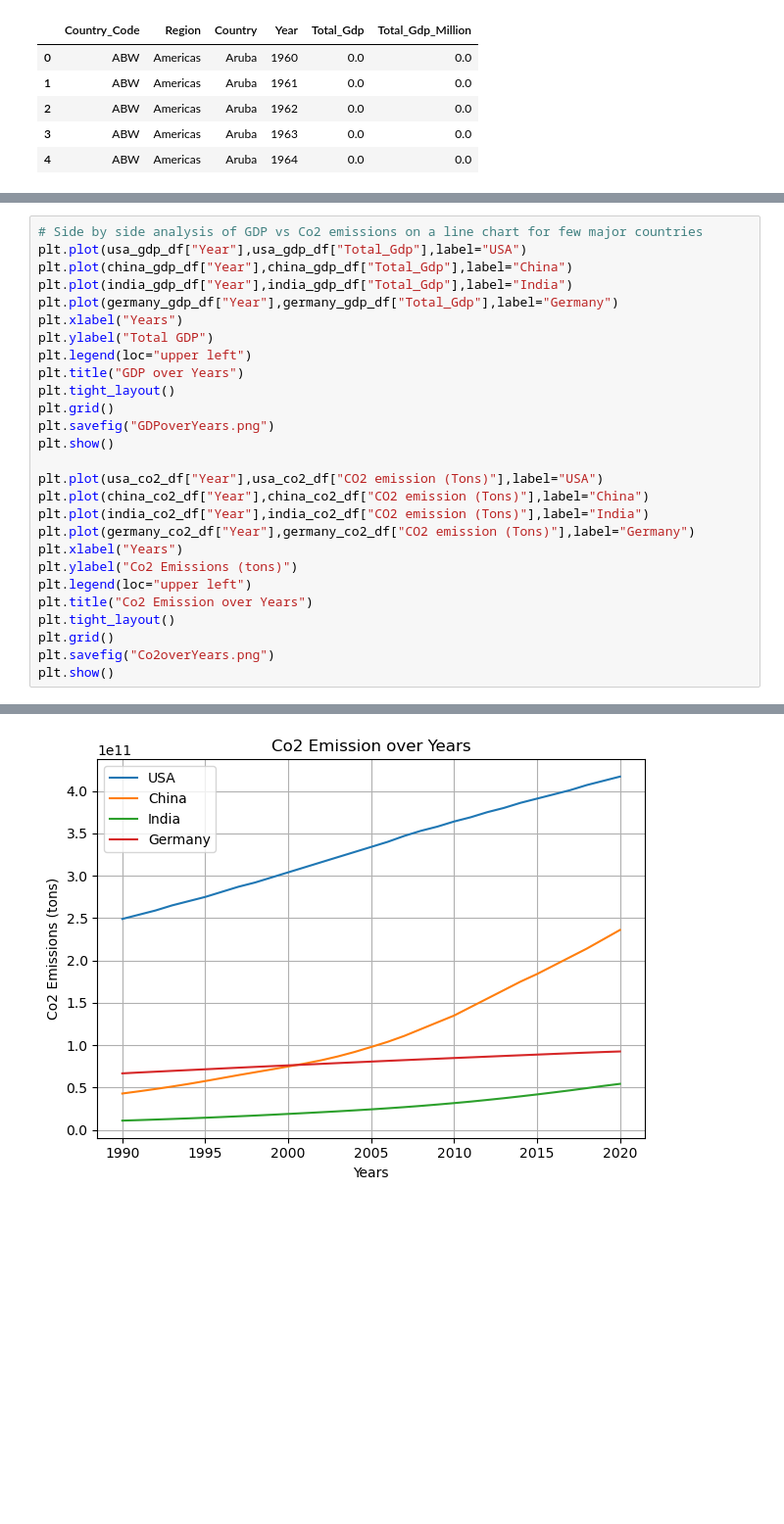
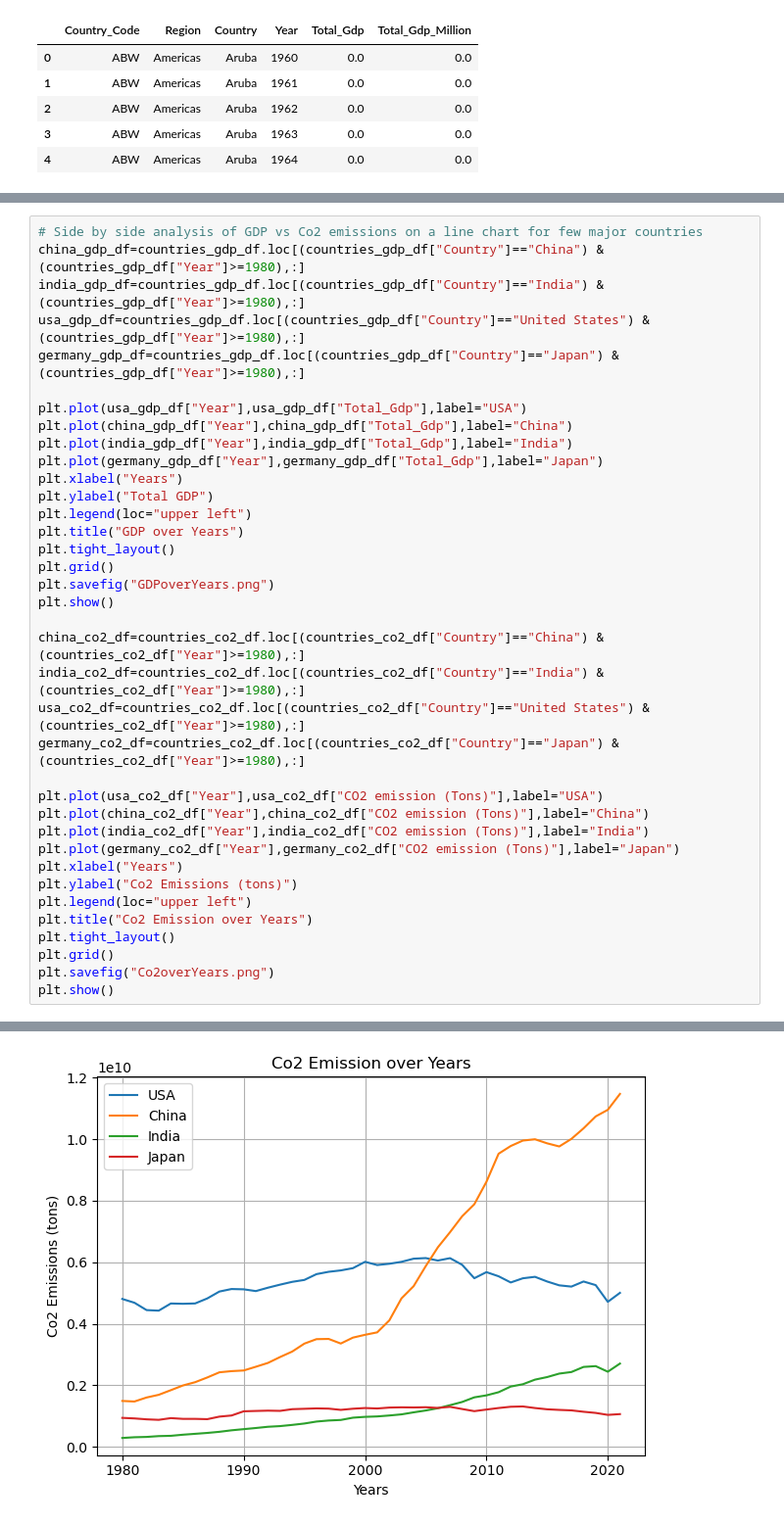
Before and after one commit to RJAndromeda/Project1Group8, a Jupyter notebook: GDP_vs_CO2_Analysis.ipynb, the cells around one changed output, grey strips where cells are left out. Shown at 98% size. Cells and saved outputs as stored; diff of their text form; blank space fills up the shorter version.

```diff
--- a/GDP_vs_CO2_Analysis.ipynb
+++ b/GDP_vs_CO2_Analysis.ipynb
@@ -138,9 +138,14 @@ R value: 0.8844886033004724
 # %%
 # Side by side analysis of GDP vs Co2 emissions on a line chart for few major countries
+china_gdp_df=countries_gdp_df.loc[(countries_gdp_df["Country"]=="China") & (countries_gdp_df["Year"]>=1980),:]
+india_gdp_df=countries_gdp_df.loc[(countries_gdp_df["Country"]=="India") & (countries_gdp_df["Year"]>=1980),:]
+usa_gdp_df=countries_gdp_df.loc[(countries_gdp_df["Country"]=="United States") & (countries_gdp_df["Year"]>=1980),:]
+germany_gdp_df=countries_gdp_df.loc[(countries_gdp_df["Country"]=="Japan") & (countries_gdp_df["Year"]>=1980),:]
+
 plt.plot(usa_gdp_df["Year"],usa_gdp_df["Total_Gdp"],label="USA")
 plt.plot(china_gdp_df["Year"],china_gdp_df["Total_Gdp"],label="China")
 plt.plot(india_gdp_df["Year"],india_gdp_df["Total_Gdp"],label="India")
-plt.plot(germany_gdp_df["Year"],germany_gdp_df["Total_Gdp"],label="Germany")
+plt.plot(germany_gdp_df["Year"],germany_gdp_df["Total_Gdp"],label="Japan")
 plt.xlabel("Years")
 plt.ylabel("Total GDP")
 plt.legend(loc="upper left")
@@ -150,10 +155,15 @@ plt.grid()
 plt.savefig("GDPoverYears.png")
 plt.show()
 
+china_co2_df=countries_co2_df.loc[(countries_co2_df["Country"]=="China") & (countries_co2_df["Year"]>=1980),:]
+india_co2_df=countries_co2_df.loc[(countries_co2_df["Country"]=="India") & (countries_co2_df["Year"]>=1980),:]
+usa_co2_df=countries_co2_df.loc[(countries_co2_df["Country"]=="United States") & (countries_co2_df["Year"]>=1980),:]
+germany_co2_df=countries_co2_df.loc[(countries_co2_df["Country"]=="Japan") & (countries_co2_df["Year"]>=1980),:]
+
 plt.plot(usa_co2_df["Year"],usa_co2_df["CO2 emission (Tons)"],label="USA")
 plt.plot(china_co2_df["Year"],china_co2_df["CO2 emission (Tons)"],label="China")
 plt.plot(india_co2_df["Year"],india_co2_df["CO2 emission (Tons)"],label="India")
-plt.plot(germany_co2_df["Year"],germany_co2_df["CO2 emission (Tons)"],label="Germany")
+plt.plot(germany_co2_df["Year"],germany_co2_df["CO2 emission (Tons)"],label="Japan")
 plt.xlabel("Years")
 plt.ylabel("Co2 Emissions (tons)")
 plt.legend(loc="upper left")
@@ -167 +177 @@ plt.show()
-[figure, old version]
+[figure, new version]
```
Also changed, not shown: parts of 5 cells of this notebook, 9 other files.
